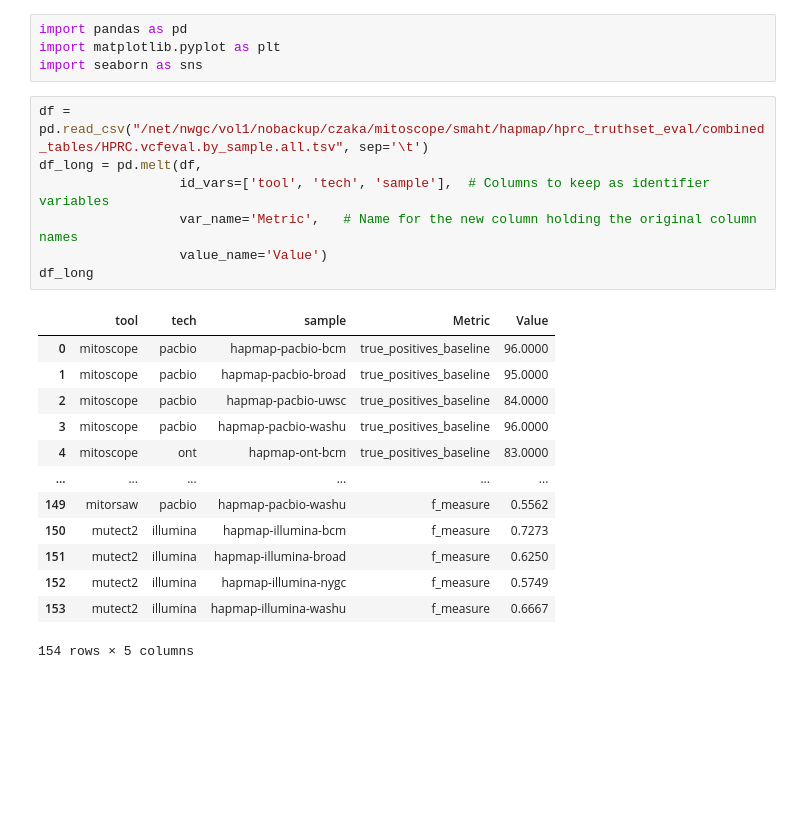
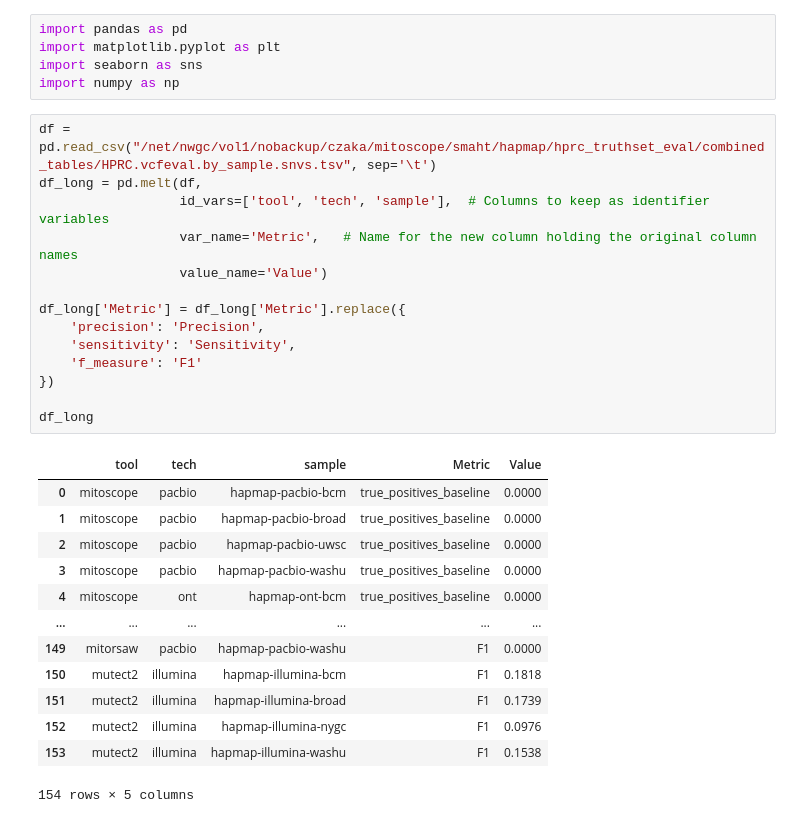
Before and after one commit to czakarian/smaht_mitoscope_analysis, a Jupyter notebook: benchmarking.ipynb, the cells around one changed output. Cells and saved outputs as stored; diff of their text form; blank space fills up the shorter version.

```diff
--- a/benchmarking.ipynb
+++ b/benchmarking.ipynb
@@ -2,24 +2,32 @@
 import pandas as pd
 import matplotlib.pyplot as plt
 import seaborn as sns
+import numpy as np
 # %%
-df = pd.read_csv("/net/nwgc/vol1/nobackup/czaka/mitoscope/smaht/hapmap/hprc_truthset_eval/combined_tables/HPRC.vcfeval.by_sample.all.tsv", sep='\t')
+df = pd.read_csv("/net/nwgc/vol1/nobackup/czaka/mitoscope/smaht/hapmap/hprc_truthset_eval/combined_tables/HPRC.vcfeval.by_sample.snvs.tsv", sep='\t')
 df_long = pd.melt(df,
                   id_vars=['tool', 'tech', 'sample'],  # Columns to keep as identifier variables
                   var_name='Metric',   # Name for the new column holding the original column names
                   value_name='Value')
+
+df_long['Metric'] = df_long['Metric'].replace({
+    'precision': 'Precision',
+    'sensitivity': 'Sensitivity',
+    'f_measure': 'F1'
+})
+
 df_long
 # %% [output]
 |  | tool | tech | sample | Metric | Value |
-| 0 | mitoscope | pacbio | hapmap-pacbio-bcm | true_positives_baseline | 96.0000 |
-| 1 | mitoscope | pacbio | hapmap-pacbio-broad | true_positives_baseline | 95.0000 |
-| 2 | mitoscope | pacbio | hapmap-pacbio-uwsc | true_positives_baseline | 84.0000 |
-| 3 | mitoscope | pacbio | hapmap-pacbio-washu | true_positives_baseline | 96.0000 |
-| 4 | mitoscope | ont | hapmap-ont-bcm | true_positives_baseline | 83.0000 |
+| 0 | mitoscope | pacbio | hapmap-pacbio-bcm | true_positives_baseline | 0.0000 |
+| 1 | mitoscope | pacbio | hapmap-pacbio-broad | true_positives_baseline | 0.0000 |
+| 2 | mitoscope | pacbio | hapmap-pacbio-uwsc | true_positives_baseline | 0.0000 |
+| 3 | mitoscope | pacbio | hapmap-pacbio-washu | true_positives_baseline | 0.0000 |
+| 4 | mitoscope | ont | hapmap-ont-bcm | true_positives_baseline | 0.0000 |
 | ... | ... | ... | ... | ... | ... |
-| 149 | mitorsaw | pacbio | hapmap-pacbio-washu | f_measure | 0.5562 |
-| 150 | mutect2 | illumina | hapmap-illumina-bcm | f_measure | 0.7273 |
-| 151 | mutect2 | illumina | hapmap-illumina-broad | f_measure | 0.6250 |
-| 152 | mutect2 | illumina | hapmap-illumina-nygc | f_measure | 0.5749 |
-| 153 | mutect2 | illumina | hapmap-illumina-washu | f_measure | 0.6667 |
+| 149 | mitorsaw | pacbio | hapmap-pacbio-washu | F1 | 0.0000 |
+| 150 | mutect2 | illumina | hapmap-illumina-bcm | F1 | 0.1818 |
+| 151 | mutect2 | illumina | hapmap-illumina-broad | F1 | 0.1739 |
+| 152 | mutect2 | illumina | hapmap-illumina-nygc | F1 | 0.0976 |
+| 153 | mutect2 | illumina | hapmap-illumina-washu | F1 | 0.1538 |
 154 rows × 5 columns
```
Also changed, not shown: parts of 15 cells of this notebook, 4 other files.
